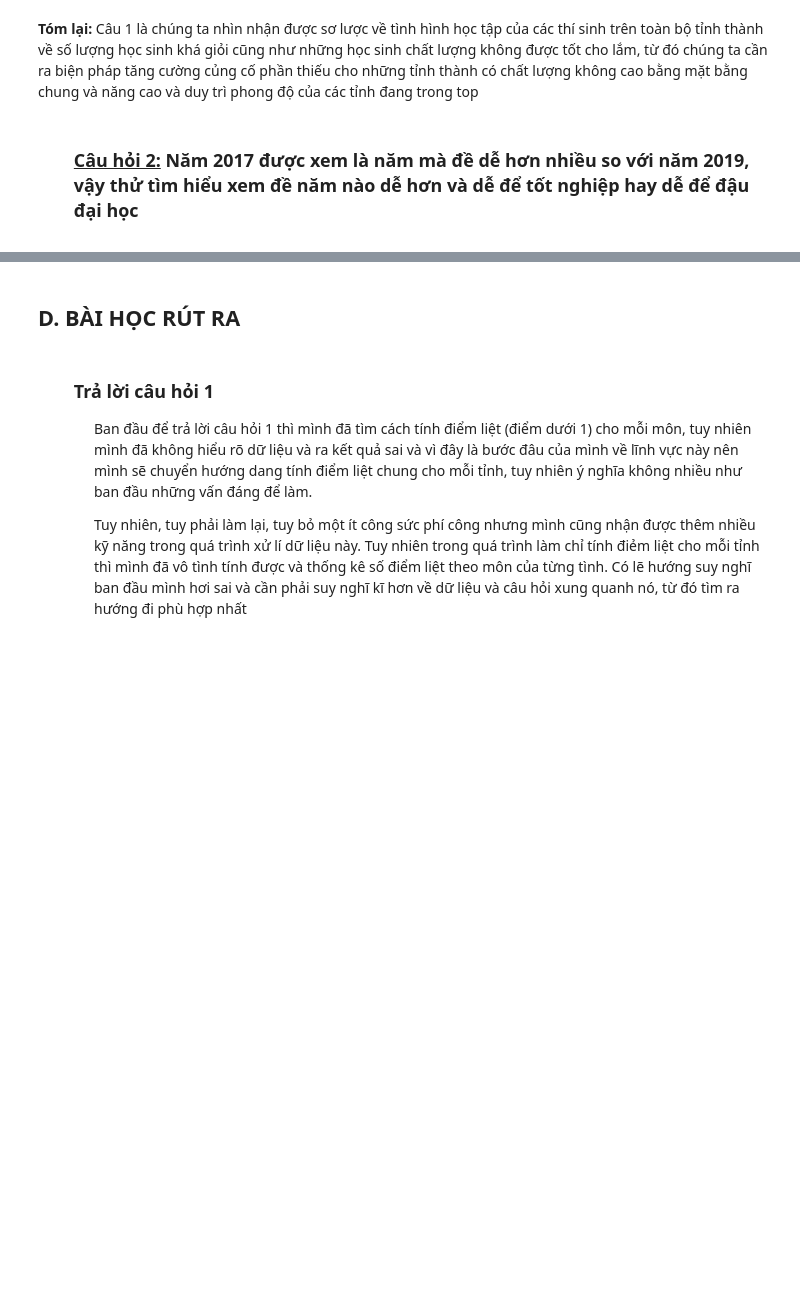
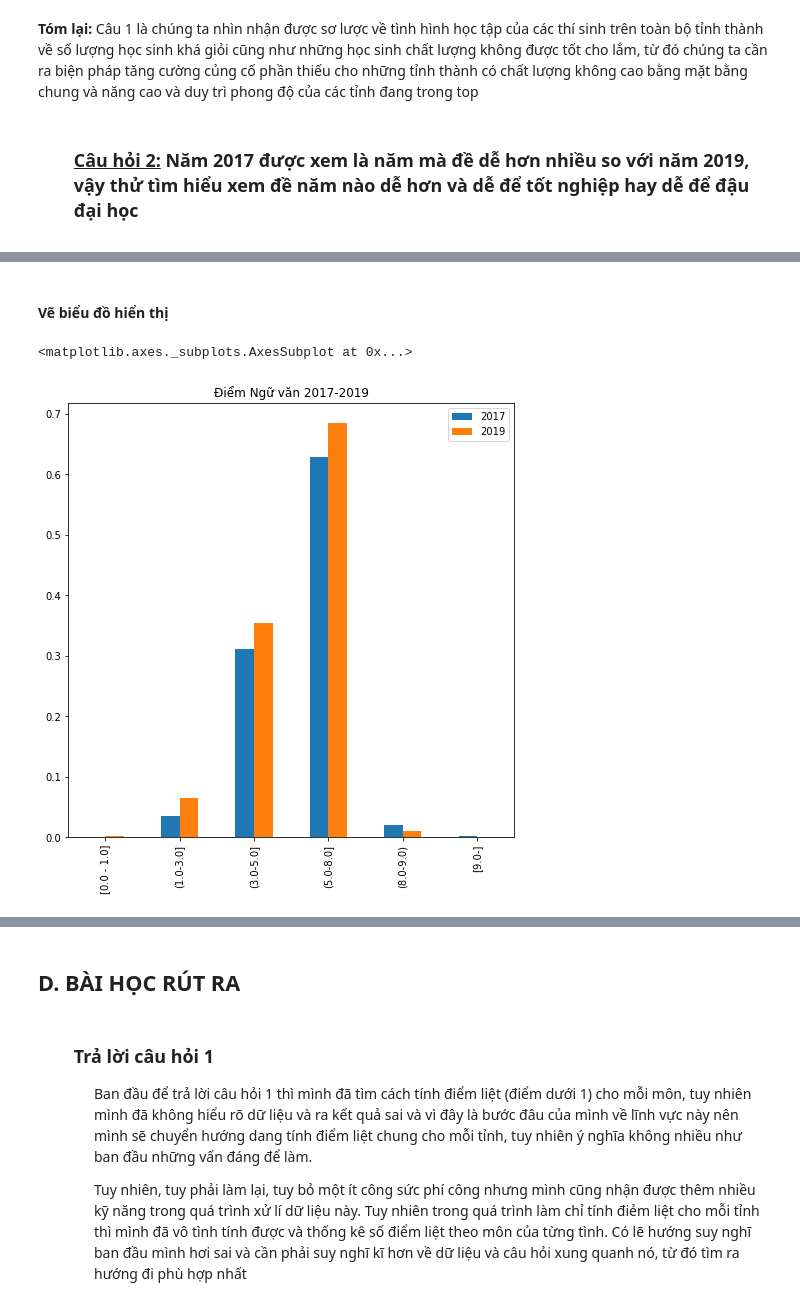
Before and after one commit to ngocbinh53/KHDL, a Jupyter notebook: 1712293-NguyenNgocBinh.ipynb, the cells around one changed output, grey strips where cells are left out. Drawn from its saved outputs; the diff is of its cells as text; code cells hidden in the pictures; blank space fills up the shorter version.

```diff
--- a/1712293-NguyenNgocBinh.ipynb
+++ b/1712293-NguyenNgocBinh.ipynb
@@ -486,0 +537,20 @@ diem_toan_ca_nuoc.sort_index().plot.bar(figsize=(14,6),title="Điểm toán 2017
+# %%
+def PhanBoDiemVan(temp,thisinh_thivan):
+    thisinh_thivan =diem2017_df['Ngữ văn'].count()
+    diemliet=sum(temp[temp.index <=1.0]) /thisinh_thivan
+    diemyeu=sum(temp[(temp.index <=3.0) & (temp.index >1.0)]) /thisinh_thivan
+    diemtb=sum(temp[(temp.index <=5.0) & (temp.index >3.0)])/thisinh_thivan
+    diemkha=sum(temp[(temp.index <=8.0) & (temp.index >5.0)])/thisinh_thivan
+    diemgioi=sum(temp[(temp.index <9.0) & (temp.index >8.0)])/thisinh_thivan
+    diemxs=sum(temp[temp.index >=9.0])/thisinh_thivan
+    return pd.Series({'[0.0 - 1.0]':diemliet,'(1.0-3.0]':diemyeu,'(3.0-5.0]': diemtb,'(5.0-8.0]':diemkha,
+                         '(8.0-9.0)':diemgioi,'[9.0-]':diemxs})
+
+temp=diem2017_df['Ngữ văn'].value_counts()
+thisinh_thivan =diem2017_df['Ngữ văn'].count()
+diemvan2017=PhanBoDiemVan(temp,thisinh_thivan)
+temp=diem2019_df['Ngữ văn'].value_counts()
+thisinh_thivan =diem2019_df['Ngữ văn'].count()
+diemvan2019=PhanBoDiemVan(temp,thisinh_thivan)
+diemvan_canuoc= pd.DataFrame({'2017':diemvan2017,'2019':diemvan2019})
+diemvan_canuoc
@@ -486,0 +565,7 @@ diem_toan_ca_nuoc.sort_index().plot.bar(figsize=(14,6),title="Điểm toán 2017
+# %% [markdown]
+#### Vẽ biểu đồ hiển thị
+# %%
+diemvan_canuoc.plot.bar(figsize=(8,8),title="Điểm Ngữ văn 2017-2019")
+# %% [output]
+<matplotlib.axes._subplots.AxesSubplot at 0x...>
+[figure, added]
```
Also changed, not shown: parts of 43 cells of this notebook.
